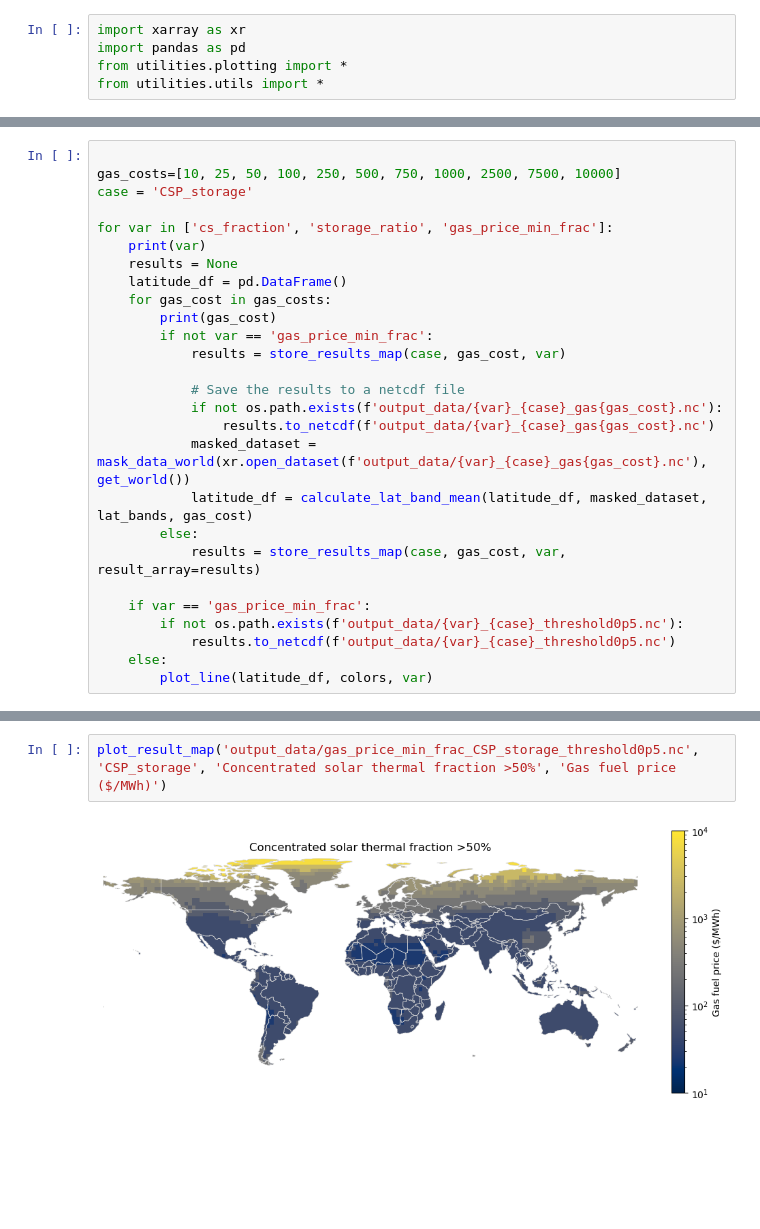
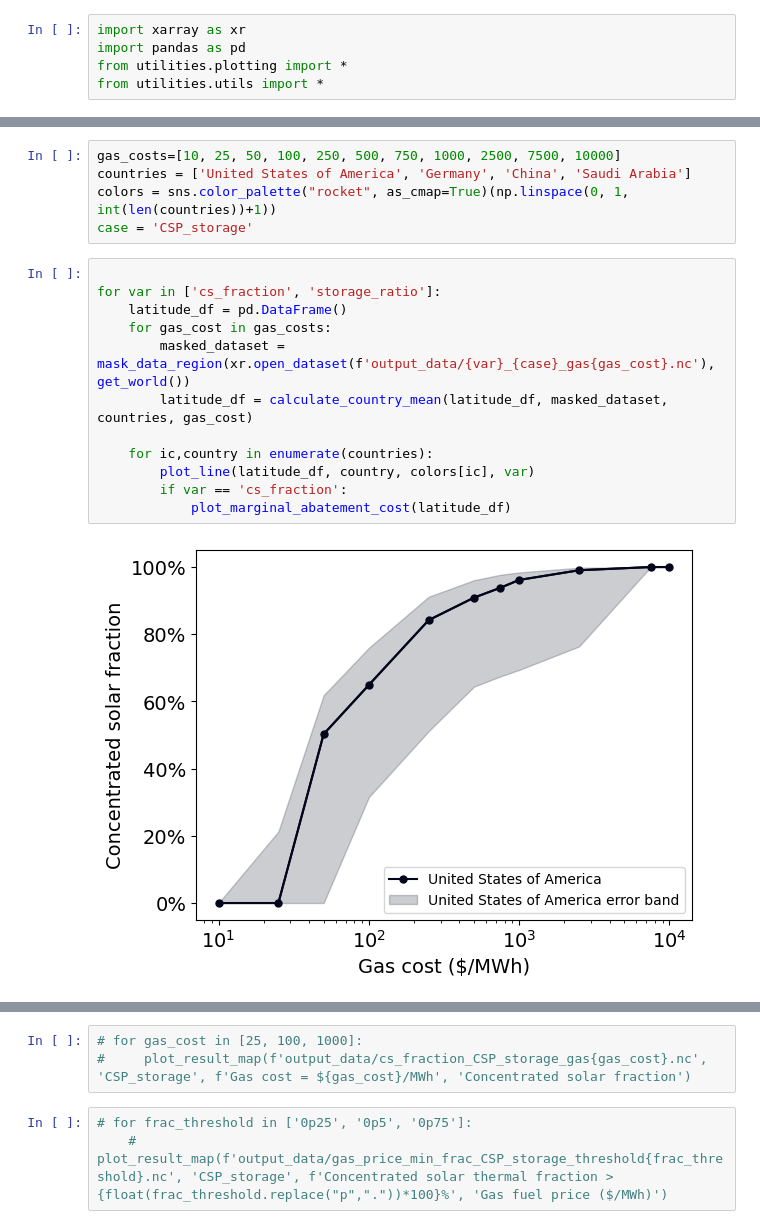
Before and after one commit to carnegie/clab_concentrated_solar, a Jupyter notebook: plot_result_map.ipynb, the cells around one changed output, grey strips where cells are left out. Drawn from its saved outputs; the diff is of its cells as text; blank space fills up the shorter version.

Commit message:
New plot ideas

```diff
--- a/plot_result_map.ipynb
+++ b/plot_result_map.ipynb
@@ -10,27 +5,0 @@ lat_bands, colors = plot_lat_bands(get_world())
-# %%
-
-gas_costs=[10, 25, 50, 100, 250, 500, 750, 1000, 2500, 7500, 10000]
-case = 'CSP_storage'
-
-for var in ['cs_fraction', 'storage_ratio', 'gas_price_min_frac']:
-    print(var)
-    results = None
-    latitude_df = pd.DataFrame()
-    for gas_cost in gas_costs:
-        print(gas_cost)
-        if not var == 'gas_price_min_frac':
-            results = store_results_map(case, gas_cost, var)
-
-            # Save the results to a netcdf file
-            if not os.path.exists(f'output_data/{var}_{case}_gas{gas_cost}.nc'):
-                results.to_netcdf(f'output_data/{var}_{case}_gas{gas_cost}.nc')
-            masked_dataset = mask_data_world(xr.open_dataset(f'output_data/{var}_{case}_gas{gas_cost}.nc'), get_world())
-            latitude_df = calculate_lat_band_mean(latitude_df, masked_dataset, lat_bands, gas_cost)
-        else:
-            results = store_results_map(case, gas_cost, var, result_array=results)
-
-    if var == 'gas_price_min_frac':
-        if not os.path.exists(f'output_data/{var}_{case}_threshold0p5.nc'):
-            results.to_netcdf(f'output_data/{var}_{case}_threshold0p5.nc')
-    else:
-        plot_line(latitude_df, colors, var)
@@ -71,0 +6,19 @@ gas_price_min_frac
+# %%
+gas_costs=[10, 25, 50, 100, 250, 500, 750, 1000, 2500, 7500, 10000]
+countries = ['United States of America', 'Germany', 'China', 'Saudi Arabia']
+colors = sns.color_palette("rocket", as_cmap=True)(np.linspace(0, 1, int(len(countries))+1))
+case = 'CSP_storage'
+# %%
+
+for var in ['cs_fraction', 'storage_ratio']:
+    latitude_df = pd.DataFrame()
+    for gas_cost in gas_costs:
+        masked_dataset = mask_data_region(xr.open_dataset(f'output_data/{var}_{case}_gas{gas_cost}.nc'), get_world())
+        latitude_df = calculate_country_mean(latitude_df, masked_dataset, countries, gas_cost)
+
+    for ic,country in enumerate(countries):
+        plot_line(latitude_df, country, colors[ic], var)
+        if var == 'cs_fraction':
+            plot_marginal_abatement_cost(latitude_df)
+# %% [output]
+[figure, added]
@@ -72,4 +32,6 @@ gas_price_min_frac
+# %%
+# for gas_cost in [25, 100, 1000]:
+#     plot_result_map(f'output_data/cs_fraction_CSP_storage_gas{gas_cost}.nc', 'CSP_storage', f'Gas cost = ${gas_cost}/MWh', 'Concentrated solar fraction')
 # %%
-plot_result_map('output_data/gas_price_min_frac_CSP_storage_threshold0p5.nc', 'CSP_storage', 'Concentrated solar thermal fraction >50%', 'Gas fuel price ($/MWh)')
+# for frac_threshold in ['0p25', '0p5', '0p75']:
+    # plot_result_map(f'output_data/gas_price_min_frac_CSP_storage_threshold{frac_threshold}.nc', 'CSP_storage', f'Concentrated solar thermal fraction >{float(frac_threshold.replace("p","."))*100}%', 'Gas fuel price ($/MWh)')
-# %% [output]
-[figure, removed]
```
Also changed, not shown: parts of 5 cells of this notebook, 2 other files.
